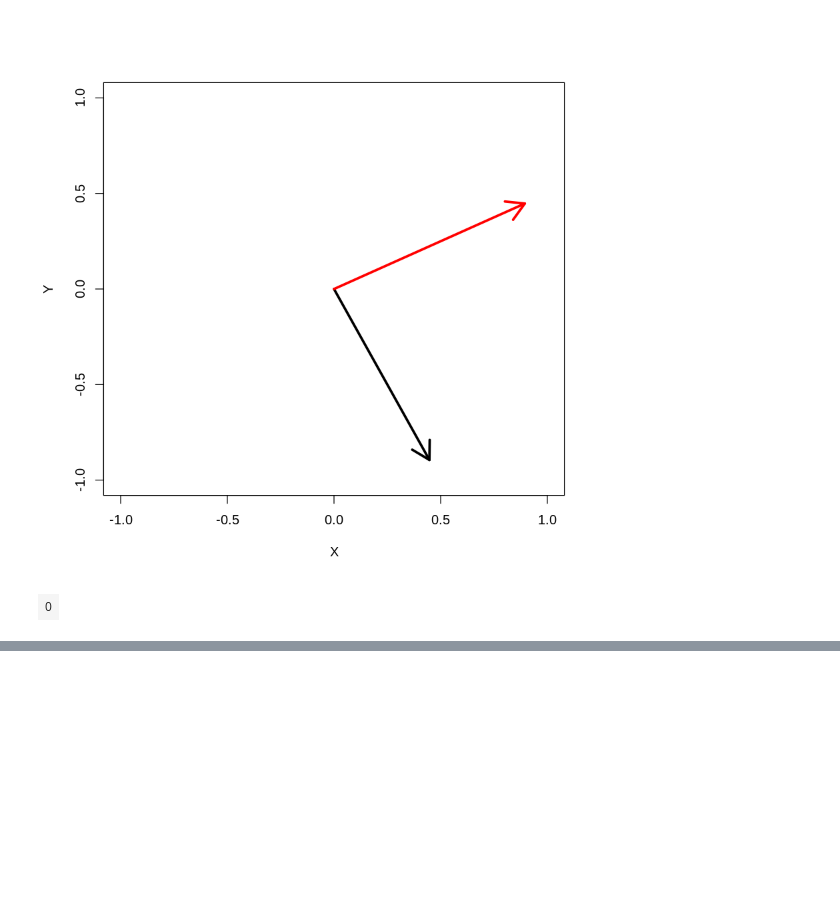
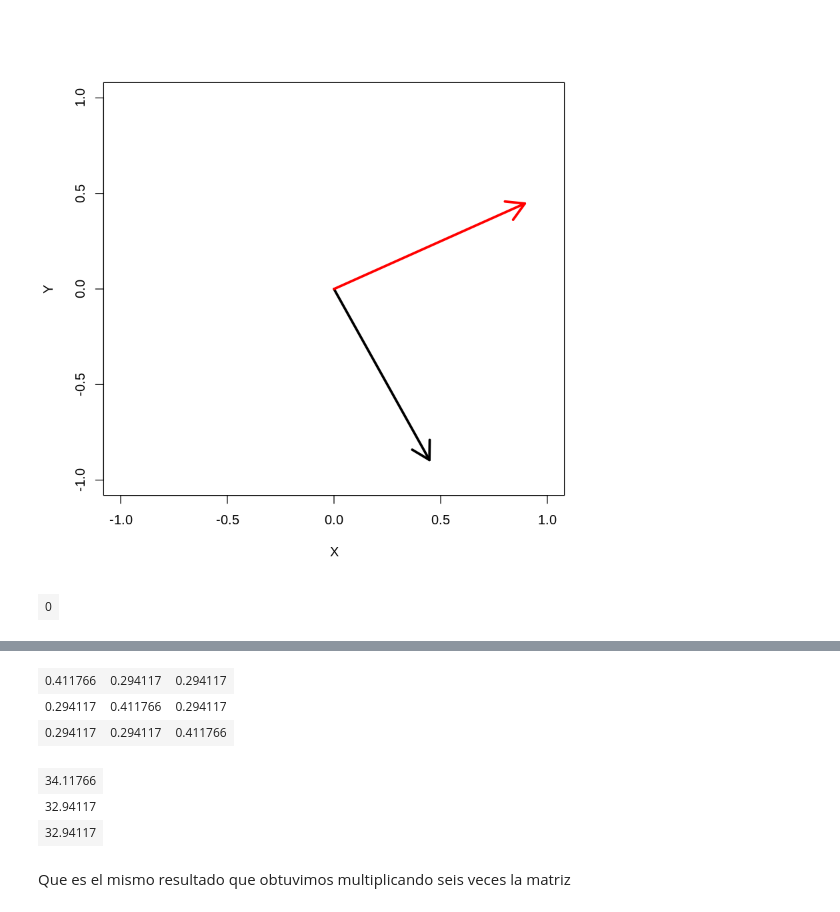
Before and after one commit to fvillena/matbio, a Jupyter notebook: 1-introduction.ipynb, the cells around one changed output, grey strips where cells are left out. Cells and saved outputs as stored; diff of their text form; code cells hidden in the pictures; blank space fills up the shorter version.

```diff
--- a/1-introduction.ipynb
+++ b/1-introduction.ipynb
@@ -436,0 +502,14 @@ v1%*%v2
+# %%
+matrizEvolucion%^%6
+# %% [output]
+| 0.411766 | 0.294117 | 0.294117 |
+| 0.294117 | 0.411766 | 0.294117 |
+| 0.294117 | 0.294117 | 0.411766 |
+# %%
+matrizEvolucion%^%6%*%distribucionPersonal0
+# %% [output]
+| 34.11766 |
+| 32.94117 |
+| 32.94117 |
+# %% [markdown]
+Que es el mismo resultado que obtuvimos multiplicando seis veces la matriz
```
Also changed, not shown: parts of 12 cells of this notebook.
